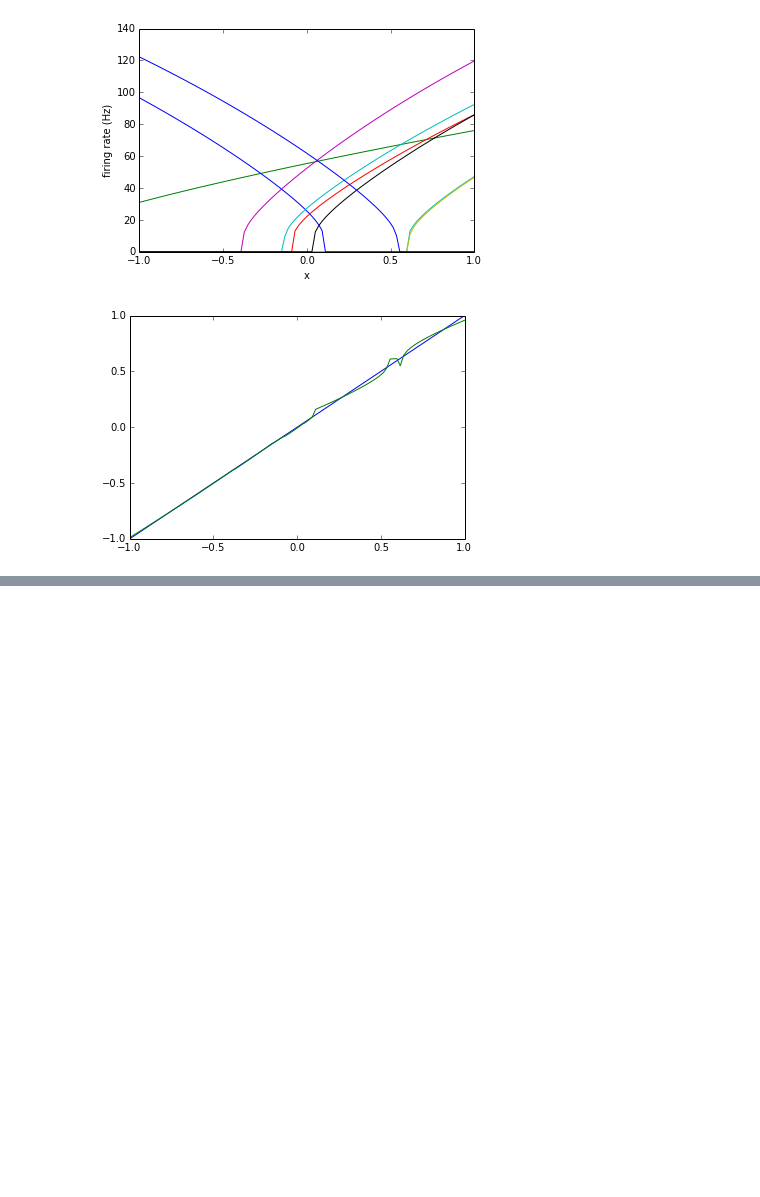
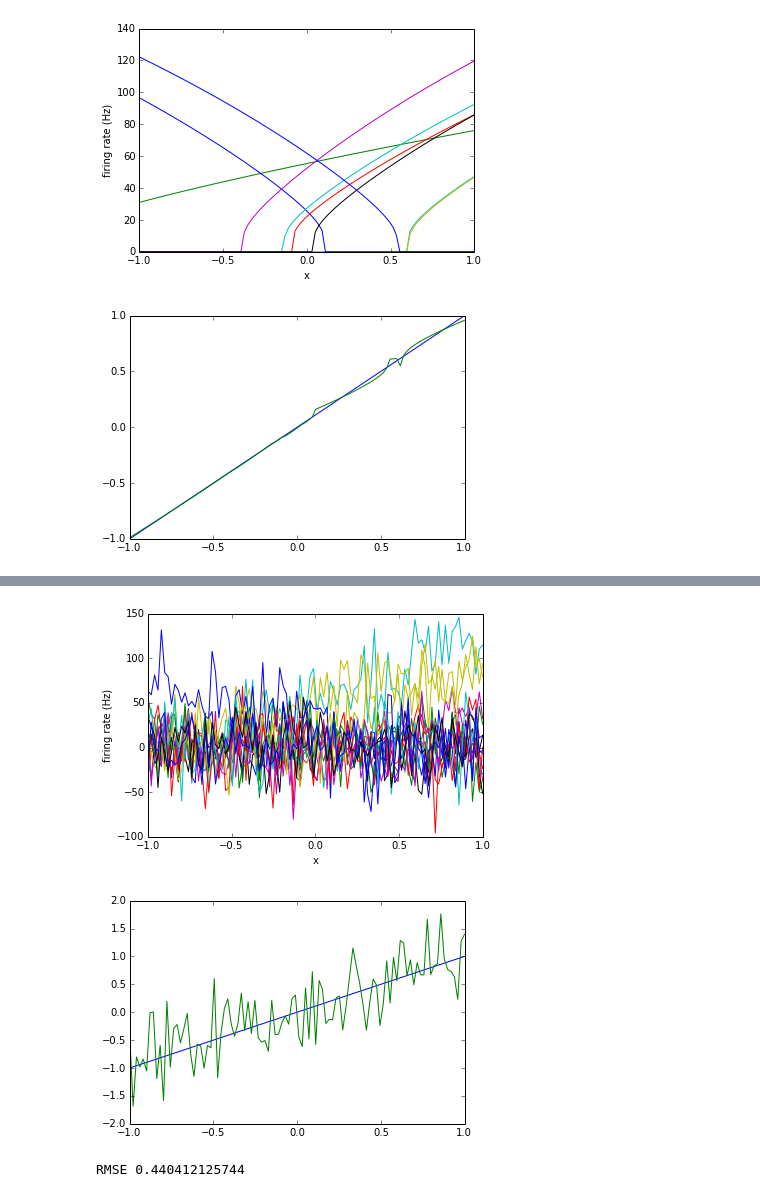
Before and after one commit to tcstewar/syde556, a Jupyter notebook: SYDE 556 Lecture 2 Representation.ipynb, the cells around one changed output, grey strips where cells are left out. Saved outputs shown, nothing was run; the diff lists cells and outputs as text; code cells hidden in the pictures; blank space fills up the shorter version.

Commit message:
Added noise stuff

```diff
--- a/SYDE 556 Lecture 2 Representation.ipynb
+++ b/SYDE 556 Lecture 2 Representation.ipynb
@@ -382,0 +395,36 @@ show()
+# %%
+import numpy
+import syde556
+reload(syde556)
+
+N = 15
+x = numpy.linspace(-1, 1, 100)
+encoders = numpy.random.choice([-1, 1], N)
+alpha = numpy.random.uniform(0.5,2, N)
+bias = numpy.random.uniform(-2, 2, N)
+
+A = syde556.activity(x, encoders, alpha, bias)
+
+d = syde556.decoders(A, x)
+
+A_noisy = syde556.add_noise(A, 0.2)
+
+xhat = numpy.dot(A_noisy, d)
+
+figure()
+plot(x, A_noisy)
+xlabel('x')
+ylabel('firing rate (Hz)')
+
+figure()
+plot(x, x)
+plot(x, xhat)
+ylim(-2, 2)
+xlim(-1, 1)
+
+show()
+print 'RMSE', np.sqrt(np.average((x-xhat)**2))
+# %% [output]
+[figure, added]
+[figure, added]
+RMSE 0.440412125744
```
Also changed, not shown: parts of 10 cells of this notebook.
